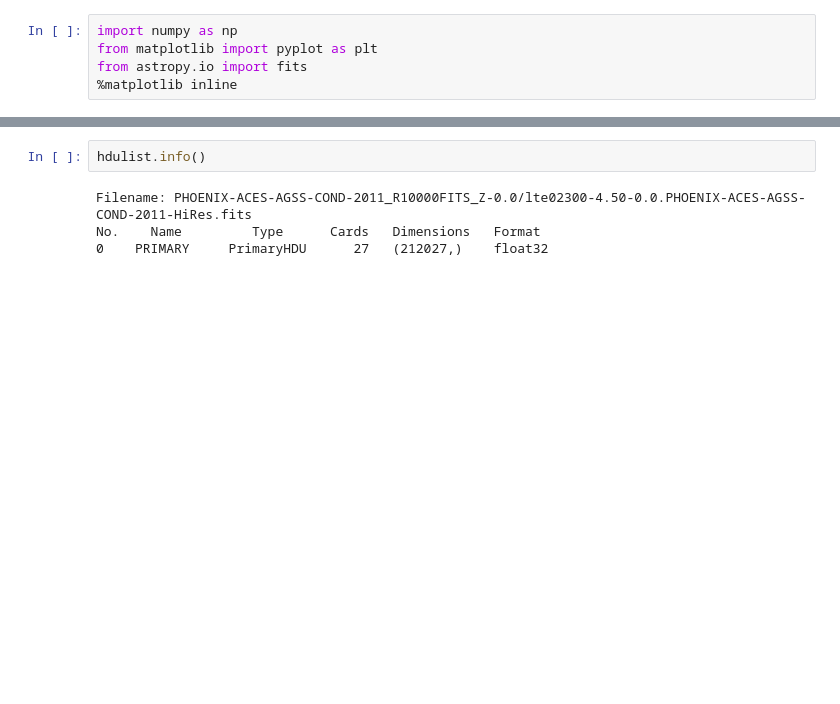
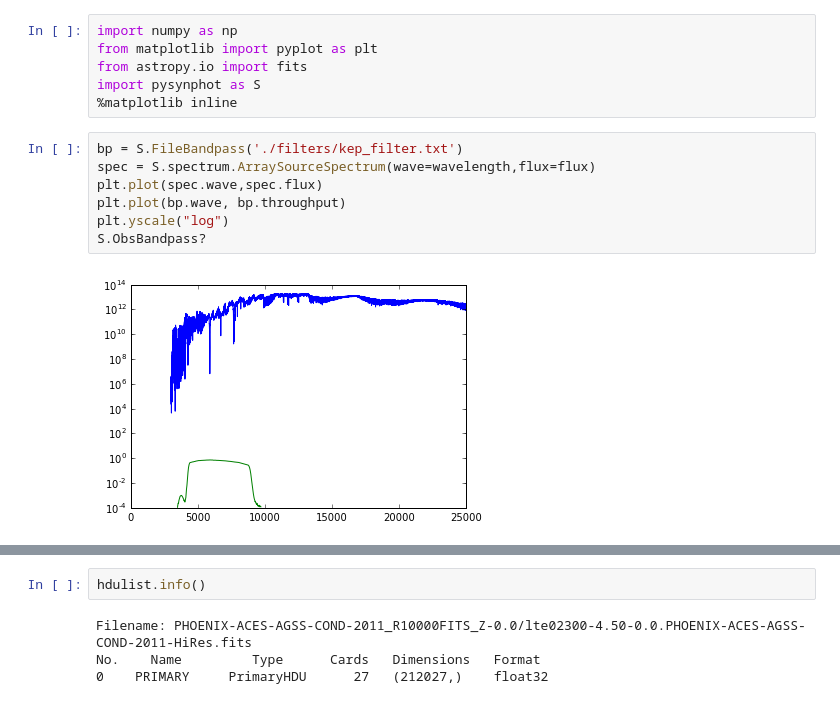
Before and after one commit to jradavenport/spot-colors, a Jupyter notebook: starspot-initial.ipynb, the cells around one changed output, grey strips where cells are left out. Drawn from its saved outputs; the diff is of its cells as text; blank space fills up the shorter version.

Commit message:
Improved function descriptions and brief experiment with pysynphot package, though not much yet at all.

```diff
--- a/starspot-initial.ipynb
+++ b/starspot-initial.ipynb
@@ -2,5 +2,15 @@
 import numpy as np
 from matplotlib import pyplot as plt
 from astropy.io import fits
+import pysynphot as S
 %matplotlib inline
+# %%
+bp = S.FileBandpass('./filters/kep_filter.txt')
+spec = S.spectrum.ArraySourceSpectrum(wave=wavelength,flux=flux)
+plt.plot(spec.wave,spec.flux)
+plt.plot(bp.wave, bp.throughput)
+plt.yscale("log")
+S.ObsBandpass?
+# %% [output]
+[figure, added]
 # %%
```
Also changed, not shown: parts of 2 cells of this notebook.
